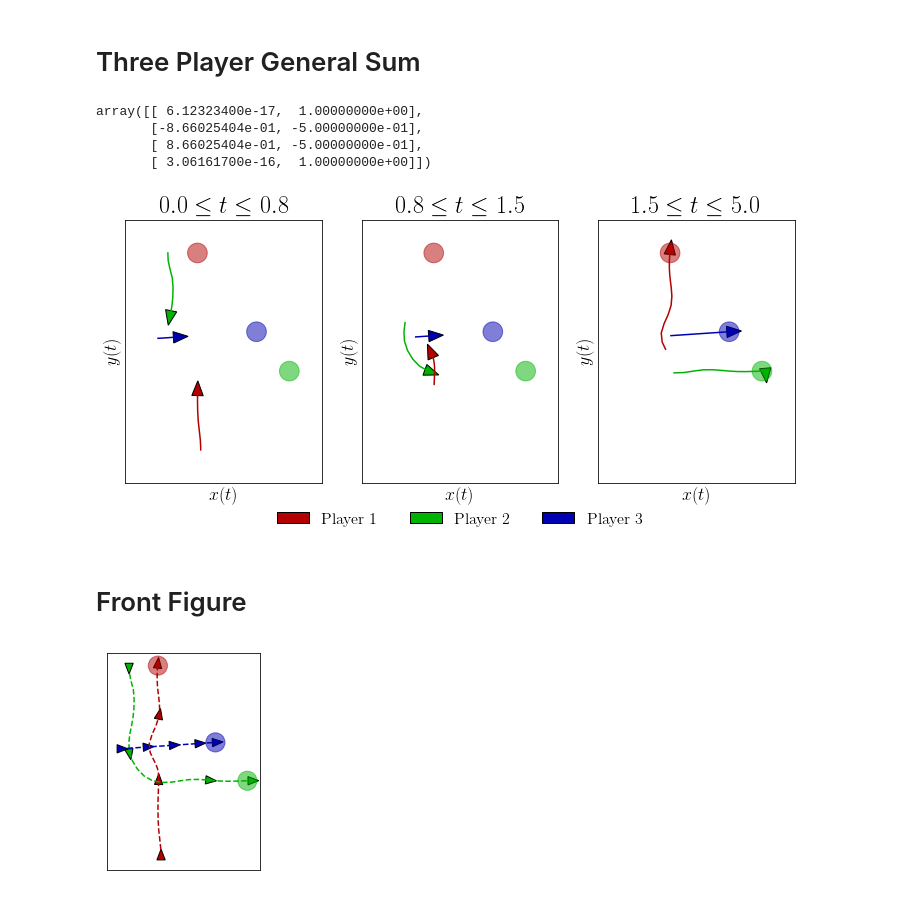
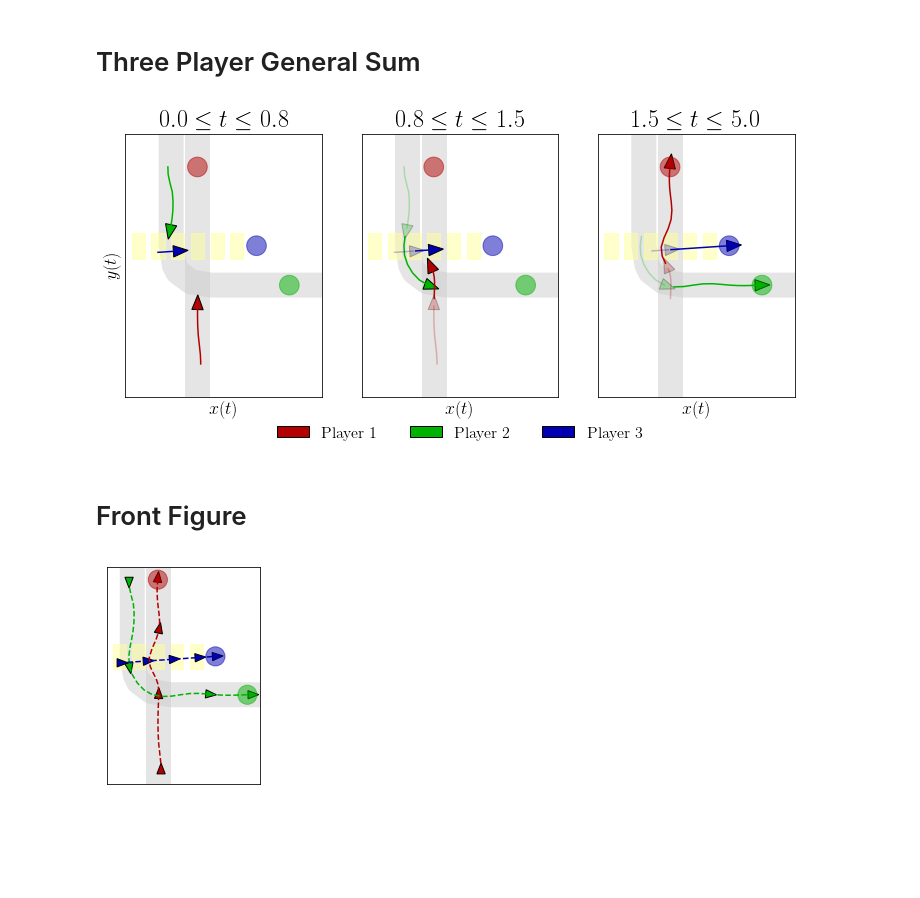
Before and after one commit to HJReachability/ilqgames, a Jupyter notebook: notebooks/CDC 2019 Plots.ipynb, the cells around one changed output. Drawn from its saved outputs; the diff is of its cells as text; code cells hidden in the pictures; blank space fills up the shorter version.

```diff
--- a/notebooks/CDC 2019 Plots.ipynb
+++ b/notebooks/CDC 2019 Plots.ipynb
@@ -119,7 +142,7 @@ def plot_iteration(ax, iteration, data, downsample=1):
 # %% [markdown]
 ## Top figure
 # %%
-iterations = [0, 50, 100, 150]
+iterations = [0, 50, 100, 200]
 fig, axes = plt.subplots(1, len(iterations))
 
 data = {'ilqg': ilqg_data_top, 'hji': hji_data_top}
@@ -247,35 +310 @@ def plot_player_at(ax, player_idx, x, y, rot, scale=1.):
     ax.add_patch(patch)
-# %%
-Path.unit_regular_polygon(3).vertices
-# %% [output]
-array([[ 6.12323400e-17,  1.00000000e+00],
-       [-8.66025404e-01, -5.00000000e-01],
-       [ 8.66025404e-01, -5.00000000e-01],
-       [ 3.06161700e-16,  1.00000000e+00]])
-# %%
-def plot_three_player_segment(ax, segment):
-    ax.set_title('${} \leq t \leq {}$'.format(T * segment[0],
-                                              T * segment[1]), fontsize=24)
-
-    # Plot the goals.
-    plot_three_player_goals(ax)
-
-    # Plot the trajectory (from the final iteration).
-    traj = three_player_data['xs'][-1]
-    for ii, idx in enumerate(player_xy_indices):
-        ax.plot([w[idx[0]] for w in traj[segment[0]:segment[1]]],
-                [w[idx[1]] for w in traj[segment[0]:segment[1]]],
-                c=player_colors[ii])
-
-    for ii in range(len(player_rot_indices)):
-        final_x = traj[segment[1] - 1][player_xy_indices[ii][0]]
-        final_y = traj[segment[1] - 1][player_xy_indices[ii][1]]
-        final_rot = traj[segment[1] - 1][player_rot_indices[ii]] - 0.5 * np.pi
-        plot_player_at(ax, ii, final_x, final_y, final_rot, scale=1.)
-
-    ax.set_xlim([-5, 25])
-    ax.set_ylim([-5, 35])
-    ax.set_xlabel('$x(t)$', fontsize=18)
-    ax.set_ylabel('$y(t)$', fontsize=18)
-    ax.set_xticks([])
-    ax.set_yticks([])
@@ -283,8 +381,16 @@ def plot_three_player_segment(ax, segment):
 iteration_segments = [(0, 8), (8, 15), (15, 50)]
 fig, axes = plt.subplots(1, len(iteration_segments))
 
-for seg, axi in zip(iteration_segments, axes):
-    plot_three_player_segment(axi, seg)
+for ii, axi in enumerate(axes):
+    ylabel = '$y(t)$'
+    if ii > 0:
+        ylabel = ''
+
+    faded_segment = None
+    if ii > 0:
+        faded_segment = iteration_segments[ii - 1]
+
+    plot_three_player_segment(axi, iteration_segments[ii], ylabel=ylabel, faded_segment=faded_segment)
     axi.set_aspect('equal')
 
 axes[1].legend(loc='lower center',
@@ -297,7 +403,7 @@ fig.set_figwidth(4 * len(iteration_segments))
 fig.set_figheight(5)
 plt.savefig('plots/three_player_example.pdf', bbox_inches='tight')
 # %% [output]
-[figure, old version]
+[figure, new version]
 # %% [markdown]
 # Front Figure
 # %%
@@ -307,6 +413,9 @@ ax = fig.gca()
 
 # Plot the goals.
 plot_three_player_goals(ax)
+
+# Plot the costs.
+plot_three_player_costs(ax)
 
 # Plot the trajectory (from the final iteration).
 traj = three_player_data['xs'][-1]
@@ -317,31 +426,31 @@ for ii, idx in enumerate(player_xy_indices):
             linestyle='dashed')
 
 arrow_every_k = 5
 for ii in range(len(player_rot_indices)):
     last_x = np.inf
     last_y = np.inf
     for jj in range(int(len(traj) / arrow_every_k)):
         idx = min(jj * 10, len(traj) - 1)
         x = traj[idx][player_xy_indices[ii][0]]
         y = traj[idx][player_xy_indices[ii][1]]
         rot = traj[idx][player_rot_indices[ii]] - 0.5 * np.pi
         if np.sqrt((x - last_x) ** 2 + (y - last_y) **2) > 0.5:
             plot_player_at(ax, ii, x, y, rot, scale=0.75)
 
         last_x = x
         last_y = y
 
 ax.set_xlim([-2, 22])
 ax.set_ylim([-2, 32])
 # ax.set_xlabel('$x(t)$', fontsize=18)
 # ax.set_ylabel('$y(t)$', fontsize=18)
 ax.set_xticks([])
 ax.set_yticks([])
 
 ax.set_aspect('equal')
 
 # fig.set_figwidth(5)
 # fig.set_figheight(5.5)
 plt.savefig('plots/three_player_front_fig.pdf', bbox_inches='tight')
 # %% [output]
-[figure, old version]
+[figure, new version]
```
Also changed, not shown: parts of 10 cells of this notebook, 2 other files.
